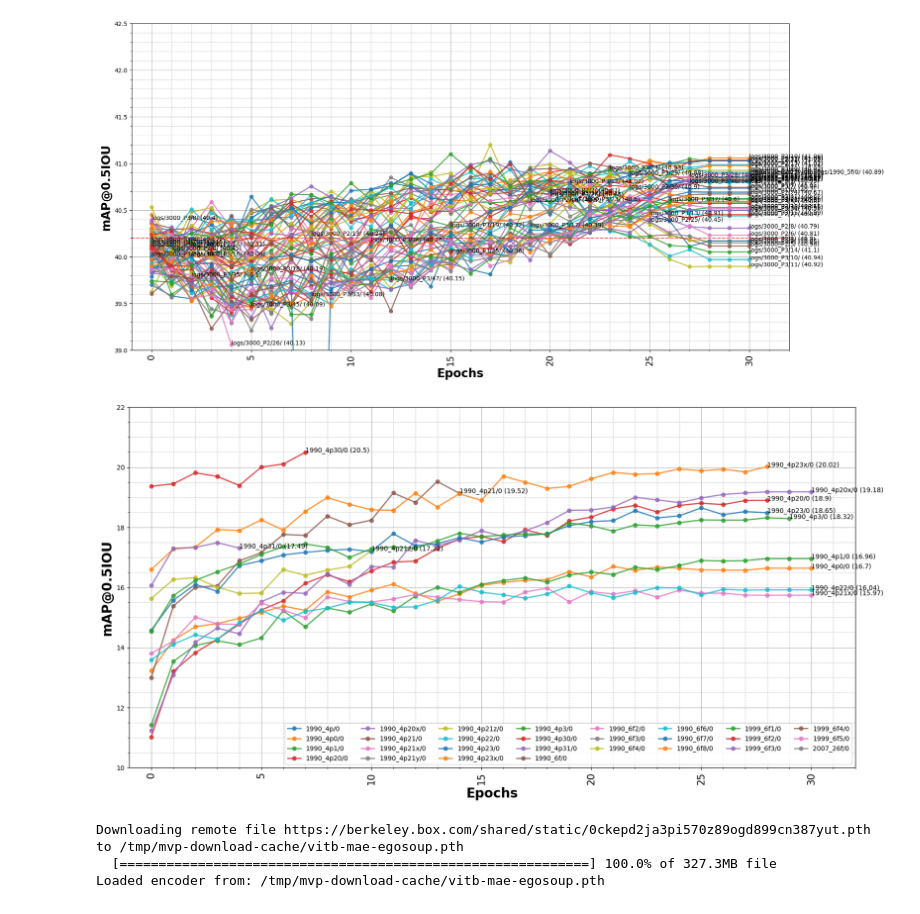
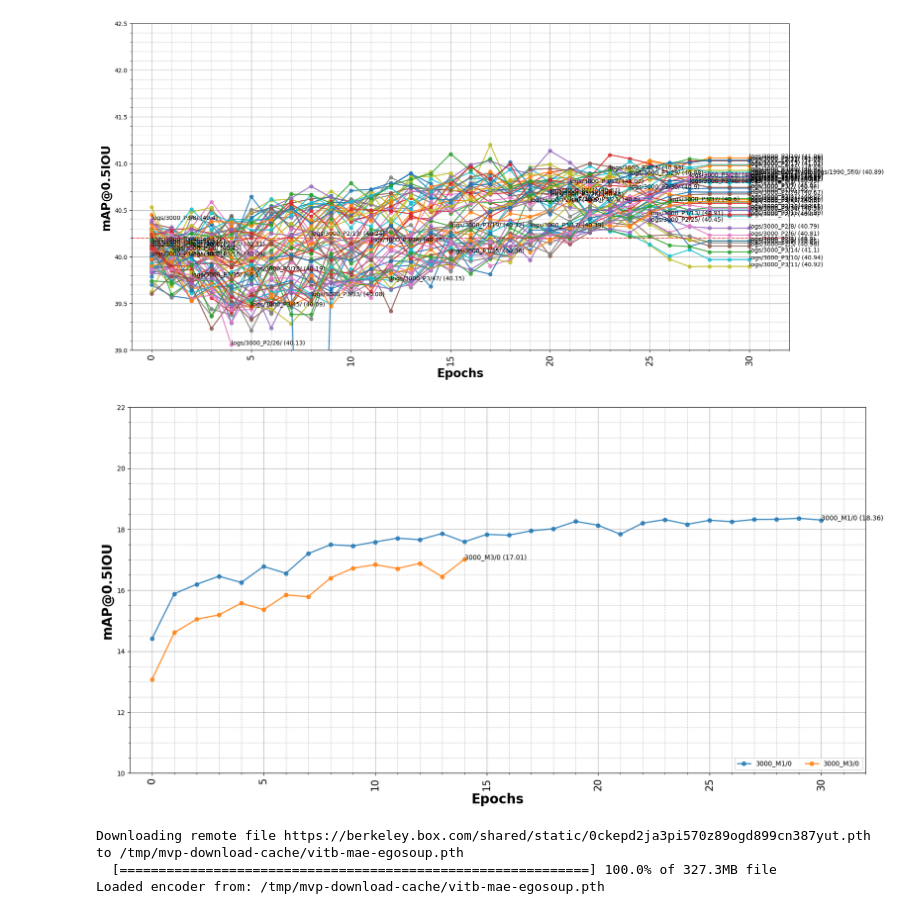
Before and after one commit to brjathu/BERT_person_V2, a Jupyter notebook: _BERT_person.ipynb, the cells around one changed output. Cells and saved outputs as stored; diff of their text form; code cells hidden in the pictures.

```diff
--- a/_BERT_person.ipynb
+++ b/_BERT_person.ipynb
@@ -124,29 +124,14 @@ labelmap = read_labelmap(open('data/ava/ava_action_list_v2.2.pbtxt', 'r'))
 # actions, action_map = read_ava_pkl("logs/130012/0/results/0.pkl") # MViTv2_40x3   (35.67 mAP)
 
 
-actions, action_map = read_ava_pkl("../BERT_person_hydra/logs/1990_4p0/0/results/", best=True)    # SINGLE FRAME INFERENCING
-actions_, action_map_ = read_ava_pkl("../BERT_person_hydra/logs/1990_4p3/0/results/", best=True)    # SINGLE FRAME INFERENCING
+# actions, action_map = read_ava_pkl("../BERT_person_hydra/logs/1990_4p0/0/results/", best=True)    # SINGLE FRAME INFERENCING
+# actions_, action_map_ = read_ava_pkl("../BERT_person_hydra/logs/1990_4p3/0/results/", best=True)    # SINGLE FRAME INFERENCING
 
 
-# actions, action_map = read_ava_pkl("logs/1990_4p0/0/results/", best=True)    # SINGLE FRAME INFERENCING
-# actions_, action_map_ = read_ava_pkl("logs/1990_4p20/0/results/", best=True)    # SINGLE FRAME INFERENCING
-
-# actions, action_map = read_ava_pkl("logs/1990_4p20/0/results/", best=True)    # SINGLE FRAME INFERENCING
-# actions_, action_map_ = read_ava_pkl("logs/1990_4p21/0/results/", best=True)    # SINGLE FRAME INFERENCING
-# actions, action_map = read_ava_pkl("logs/1990_4p30/0/results/", best=True)    # SINGLE FRAME INFERENCING
-# actions_, action_map_ = read_ava_pkl("logs/1990_4p31/0/results/", best=True)    # SINGLE FRAME INFERENCING
+actions, action_map = read_ava_pkl("logs/3000_M1/0/results/", best=0)    # SINGLE FRAME INFERENCING
+actions_, action_map_ = read_ava_pkl("logs/3000_M3/0/results/", best=0)    # SINGLE FRAME INFERENCING
 
 
-# actions_, action_map_ = read_ava_pkl("logs/1990_4p20/0/results/", best=True)    # AVAK+VITPOSE (N=1)
-# actions_, action_map_ = read_ava_pkl("logs/1990_4p21/0/results/", best=True)    # AVAK+VITPOSE (N=5)
-# actions_, action_map_ = read_ava_pkl("logs/1990_4p20x/0/results/", best=True)    # VITPOSE (N=1)
-
-# actions, action_map = read_ava_pkl("logs/1990_4p22/0/results/", best=True)    # HMR (N=1)
-# actions_, action_map_ = read_ava_pkl("logs/1990_4p23/0/results/", best=True)    # HMR+VITPOSE(N=1)
-# actions_, action_map_ = read_ava_pkl("logs/1990_4p23x/0/results/", best=True)    # HMR+VITPOSE(N=5)
-
-
-# actions_, action_map_ = read_ava_pkl("logs/2031_5f/0/results/", best=True)    # HMR+VITPOSE(N=5)
 
 
 actions_sort = ['watch (P)', 'stand',
@@ -766,8 +751,10 @@ for run in runs_all:
     #  or run.split("/")[0][:5]=="19613f" or run.split("/")[0][:5]=="1970h") and (run.split("/")[0][:6]!="19612c" and run.split("/")[0][:7]!="19612h2")
     if(
         (
-            ("6f" in run) or
-            ("p" in run) or
+            ("3000_M1" in run) or
+            # ("3000_M2" in run) or
+            ("3000_M3" in run) or
+            # ("p" in run) or
             ("test" in run)
         )
         and "test" not in run):
@@ -782,40 +769,43 @@ for run in runs_all:
             results_y = []
             for file_ in files:
                 try:
+                    if("3000_M3" in run and int(file_.split(".")[0])>14):
+                        continue
+
                     actions_, action_map_ = read_ava_pkl(path + file_, verbose=False)
                     results_x.append(int(file_.split(".")[0]))
                     results_y.append(np.mean(action_map_))
                 except:
                     pass
             plt.plot(results_x, results_y, label=run, alpha=0.8, linewidth=2, marker='o')
             # print label
             if(max(results_y)>plt.gca().get_ylim()[0] and max(results_y)<plt.gca().get_ylim()[1] and results_x[-1]<plt.gca().get_xlim()[1]):
                 # plt.text(results_x[np.argmax(results_y)], max(results_y), run + " (" + str(round(max(results_y), 2)) + ")", fontsize=10)
                 plt.text(results_x[-1], results_y[-1], run + " (" + str(round(max(results_y), 2)) + ")", fontsize=10)
 
         except Exception as e:
             pass
 
 # draw horizontal line
 # plt.axhline(y=37.89, color='r', linestyle='--', alpha=0.5)
 # plt.axhline(y=39.50, color='r', linestyle='--', alpha=0.5)
 plt.axhline(y=40.20, color='r', linestyle='--', alpha=0.5)
 
 
 plt.xticks(rotation = 90, fontsize=15)
 plt.grid(visible=True, which='major', color='gray', linestyle='-', alpha=0.6)
 plt.grid(visible=True, which='minor', color='gray', linestyle='--', alpha=0.4)
 plt.legend(fontsize=10, loc='lower right', ncol=8)
 plt.minorticks_on()
 plt.ylabel('mAP@0.5IOU', fontweight='bold', fontsize=20)
 plt.xlabel('Epochs', fontweight='bold', fontsize=20)
 # 51635
 # 92629
 # 52391
 # 97148
 plt.show()
 # %% [output]
-[figure, old version]
+[figure, new version]
 # %%
 import mvp
 
```
Also changed, not shown: parts of 1 cell of this notebook, 3 other files.
